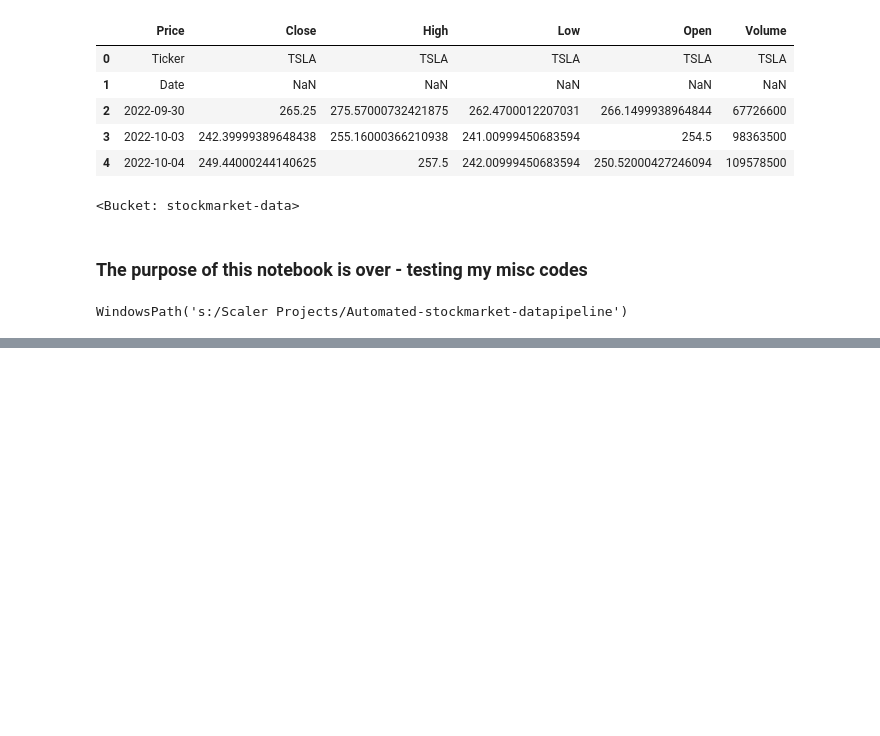
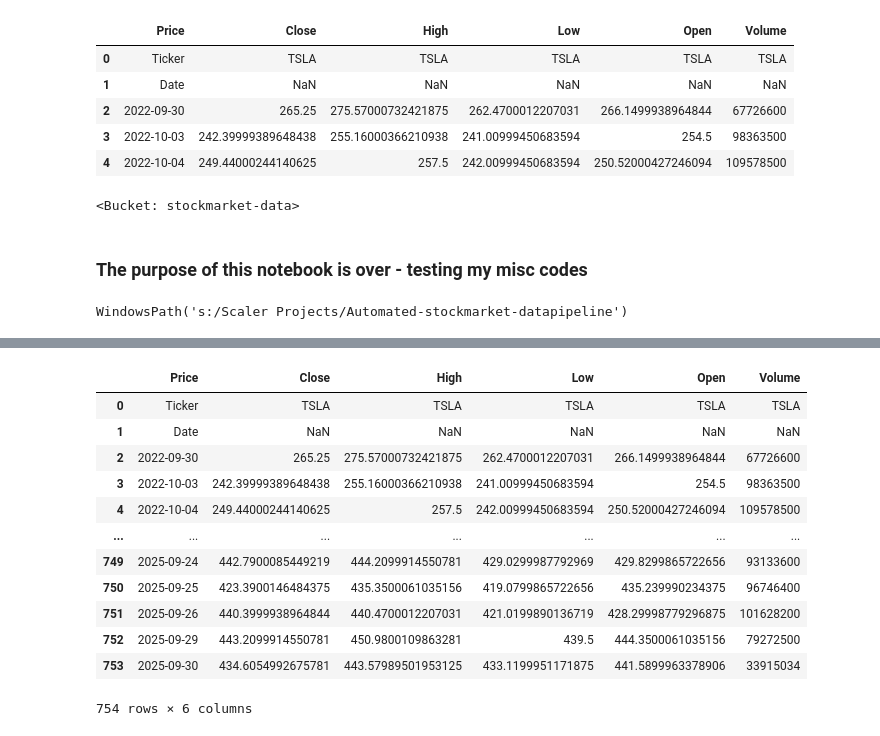
Before and after one commit to sayed-ashfaq/Automated-stockmarket-datapipeline, a Jupyter notebook: notebooks/data_collection.ipynb, the cells around one changed output, grey strips where cells are left out. Drawn from its saved outputs; the diff is of its cells as text; code cells hidden in the pictures; blank space fills up the shorter version.

```diff
--- a/notebooks/data_collection.ipynb
+++ b/notebooks/data_collection.ipynb
@@ -115,3 +115,7 @@ from pathlib import Path
 Path.cwd().parent
 # %% [output]
 WindowsPath('s:/Scaler Projects/Automated-stockmarket-datapipeline')
+# %%
+import pandas as pd
+df= pd.read_csv('../data/raw/us_stocks/TSLA.csv')
+df.head()
@@ -117,0 +129,5 @@ WindowsPath('s:/Scaler Projects/Automated-stockmarket-datapipeline')
+# %%
+# remove the ticker and price instead keep date, open, high, low, close, adj close, volume
+# remove first 0th row
+df = df.drop(0).reset_index(drop=True)
+df.head()
@@ -117,0 +141,3 @@ WindowsPath('s:/Scaler Projects/Automated-stockmarket-datapipeline')
+# %%
+df= df.iloc[2:].reset_index(drop=True)
+df.head()
@@ -117,0 +151,3 @@ WindowsPath('s:/Scaler Projects/Automated-stockmarket-datapipeline')
+# %%
+df.columns= ['Date', 'Close', 'High', 'Low', 'Open', 'Volume']
+df.head()
@@ -117,0 +161,21 @@ WindowsPath('s:/Scaler Projects/Automated-stockmarket-datapipeline')
+# %%
+# create a function for the above process
+def process_raw_data(file_path):
+    df= pd.read_csv(file_path)
+    df= df.iloc[2:].reset_index(drop=True)
+    df.columns= ['Date', 'Close', 'High', 'Low', 'Open', 'Volume']
+    return df
+# %% [output]
+|  | Price | Close | High | Low | Open | Volume |
+| 0 | Ticker | TSLA | TSLA | TSLA | TSLA | TSLA |
+| 1 | Date | NaN | NaN | NaN | NaN | NaN |
+| 2 | 2022-09-30 | 265.25 | 275.57000732421875 | 262.4700012207031 | 266.1499938964844 | 67726600 |
+| 3 | 2022-10-03 | 242.39999389648438 | 255.16000366210938 | 241.00999450683594 | 254.5 | 98363500 |
+| 4 | 2022-10-04 | 249.44000244140625 | 257.5 | 242.00999450683594 | 250.52000427246094 | 109578500 |
+| ... | ... | ... | ... | ... | ... | ... |
+| 749 | 2025-09-24 | 442.7900085449219 | 444.2099914550781 | 429.0299987792969 | 429.8299865722656 | 93133600 |
+| 750 | 2025-09-25 | 423.3900146484375 | 435.3500061035156 | 419.0799865722656 | 435.239990234375 | 96746400 |
+| 751 | 2025-09-26 | 440.3999938964844 | 440.4700012207031 | 421.0199890136719 | 428.29998779296875 | 101628200 |
+| 752 | 2025-09-29 | 443.2099914550781 | 450.9800109863281 | 439.5 | 444.3500061035156 | 79272500 |
+| 753 | 2025-09-30 | 434.6054992675781 | 443.57989501953125 | 433.1199951171875 | 441.5899963378906 | 33915034 |
+754 rows × 6 columns
```
Also changed, not shown: parts of 12 cells of this notebook.
